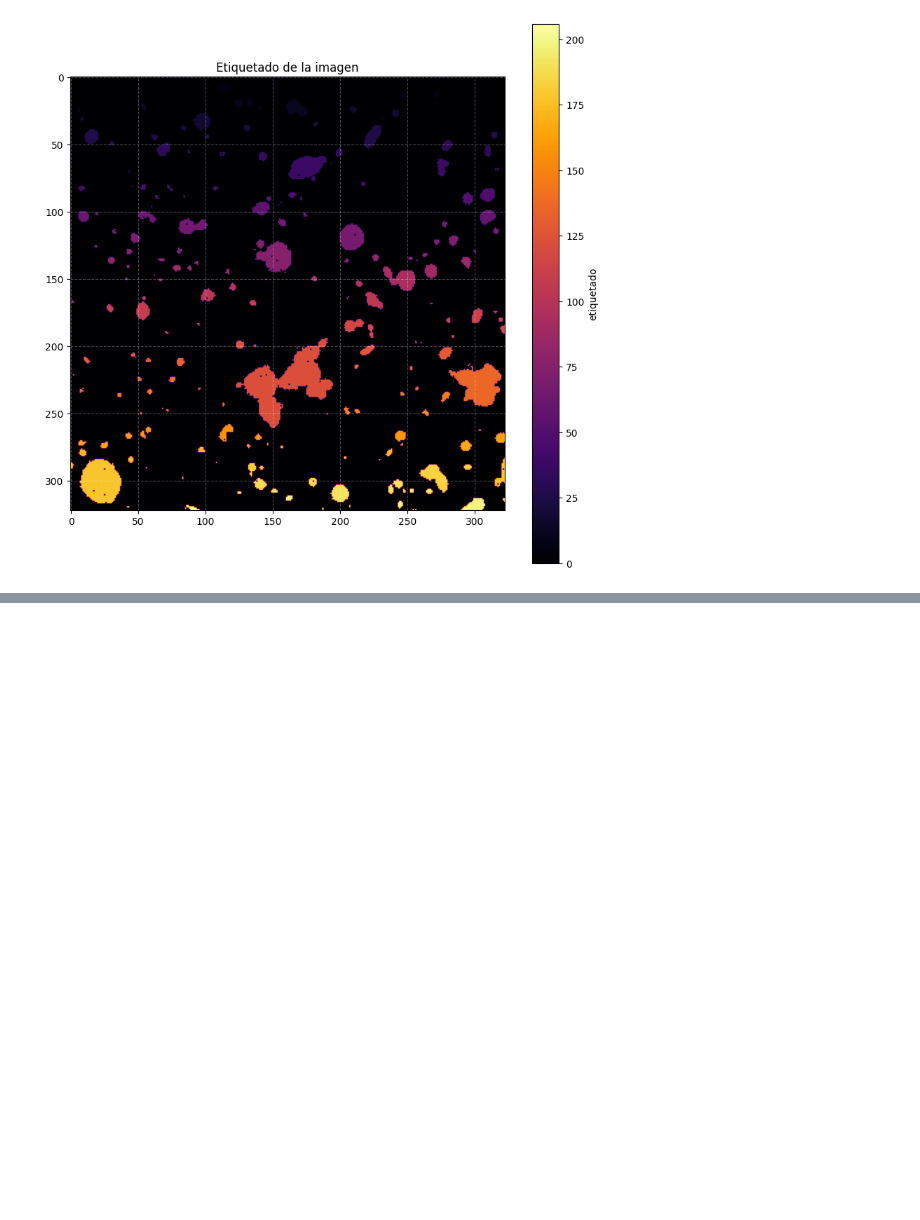
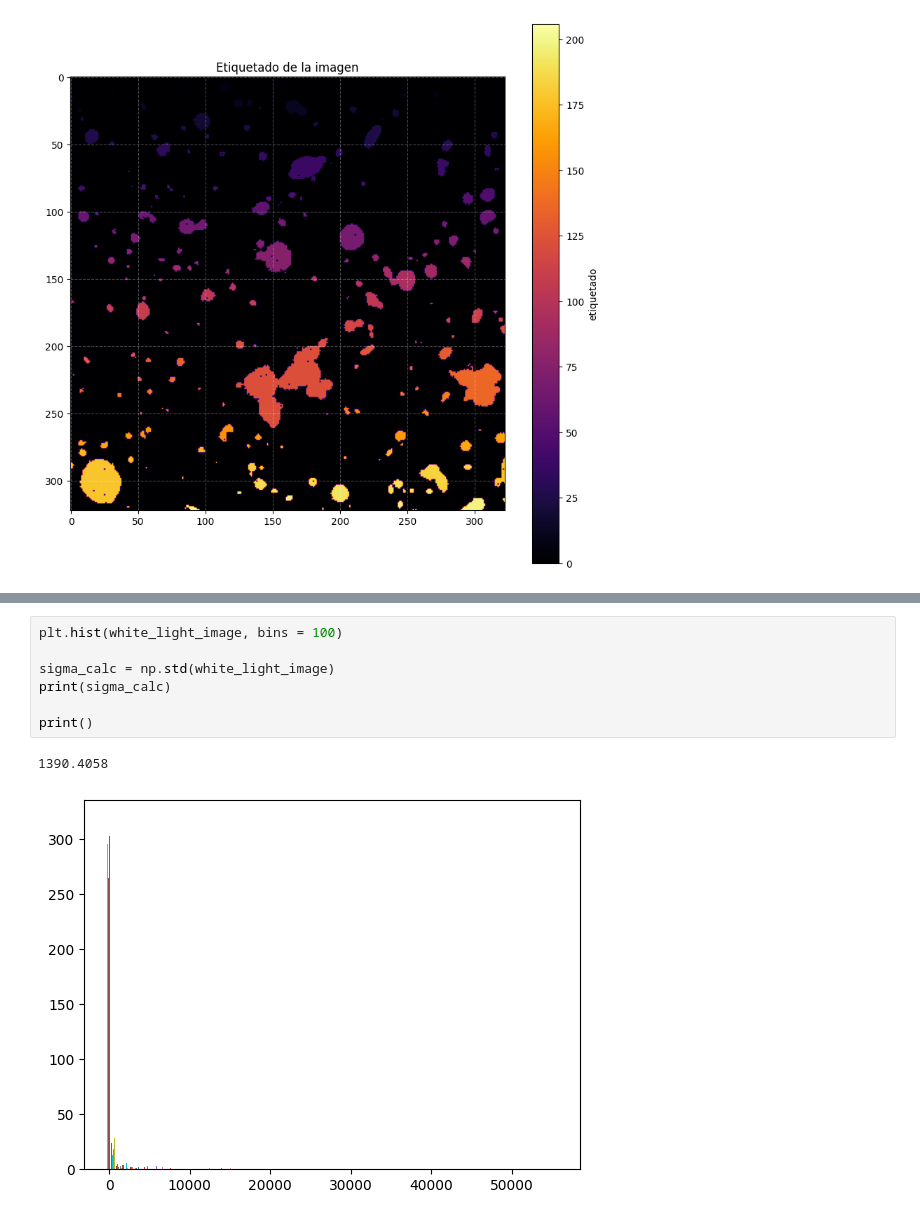
Before and after one commit to CrushinAngel/Galaxias-en-Deep-Fields, a Jupyter notebook: Deep_Fields.ipynb, the cells around one changed output, grey strips where cells are left out. Cells and saved outputs as stored; diff of their text form; blank space fills up the shorter version.

```diff
--- a/Deep_Fields.ipynb
+++ b/Deep_Fields.ipynb
@@ -219,0 +263,10 @@ plt.show()
+# %%
+plt.hist(white_light_image, bins = 100)
+
+sigma_calc = np.std(white_light_image)
+print(sigma_calc)
+
+print()
+# %% [output]
+1390.4058
+[figure, added]
```
Also changed, not shown: parts of 4 cells of this notebook.
